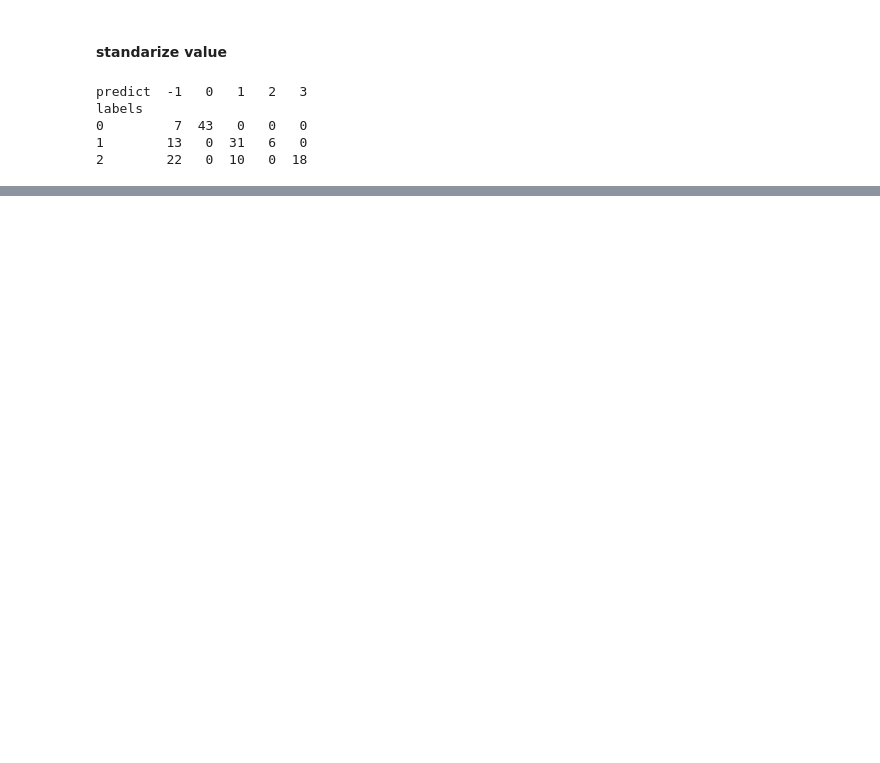
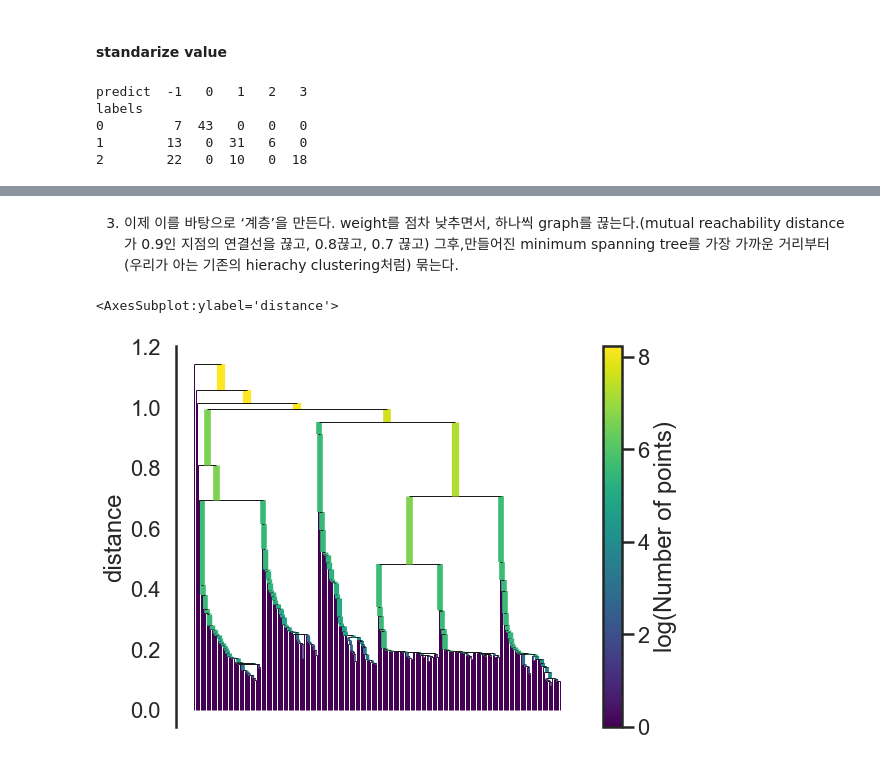
Before and after one commit to Jung-jieun/blog, a Jupyter notebook: DBSCAN.ipynb, the cells around one changed output, grey strips where cells are left out. Saved outputs shown, nothing was run; the diff lists cells and outputs as text; code cells hidden in the pictures; blank space fills up the shorter version.

```diff
--- a/DBSCAN.ipynb
+++ b/DBSCAN.ipynb
@@ -111,0 +164,8 @@ labels
+# %% [markdown]
+3. 이제 이를 바탕으로 ‘계층’을 만든다. weight를 점차 낮추면서, 하나씩 graph를 끊는다.(mutual reachability distance가 0.9인 지점의 연결선을 끊고, 0.8끊고, 0.7 끊고) 그후,만들어진 minimum spanning tree를 가장 가까운 거리부터 (우리가 아는 기존의 hierachy clustering처럼) 묶는다.
+# %%
+clusterer.single_linkage_tree_.plot(cmap='viridis', colorbar=True)
+# robust single linkage
+# %% [output]
+<AxesSubplot:ylabel='distance'>
+[figure, added]
```
Also changed, not shown: parts of 31 cells of this notebook.
